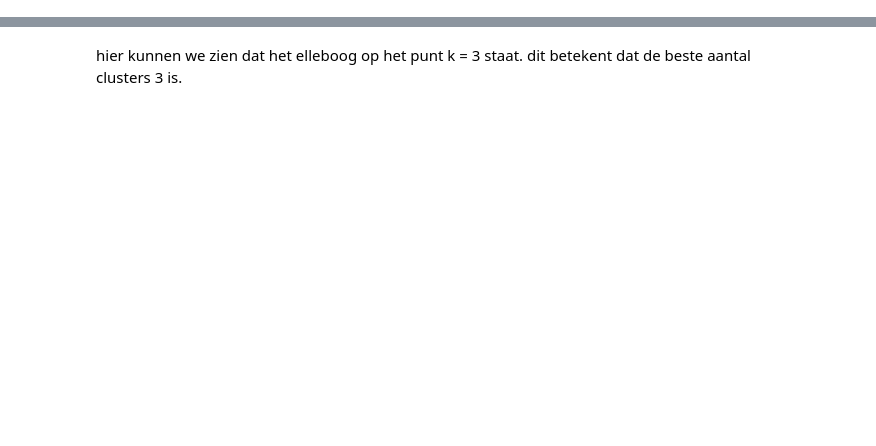
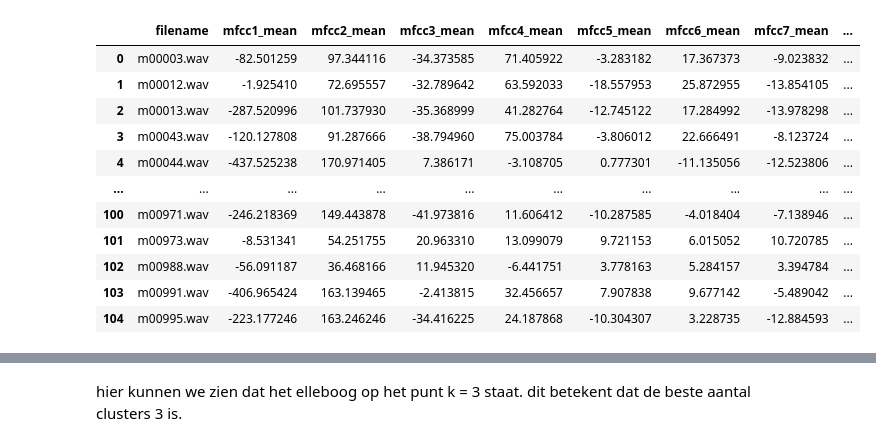
Before and after one commit to DaanEising/ML_DA_REPO, a Jupyter notebook: Machine learning/portfolio 3/Machine_learning_3_final.ipynb, the cells around one changed output, grey strips where cells are left out. Saved outputs shown, nothing was run; the diff lists cells and outputs as text; code cells hidden in the pictures; blank space fills up the shorter version.

```diff
--- a/Machine learning/portfolio 3/Machine_learning_3_final.ipynb
+++ b/Machine learning/portfolio 3/Machine_learning_3_final.ipynb
@@ -457,7 +431,8 @@ Polyphonic pitch refers to the ability to identify and analyze multiple pitches
 # %%
 #Les notebook code
 csv_path = "labels_new.csv"
-audio_directory = "labeled"
+audio_directory_labeled = "labeled"
+audio_directory_unlabeled = "unlabeled"
 
 # Read the CSV file into a DataFrame
 df = pd.read_csv(csv_path)
@@ -468,19 +443,21 @@ import pandas as pd
 import numpy as np
 import librosa as lr
 
-def process_audio_features(df, audio_directory):
+def process_audio_features(audio_directory, labeled=True, df=df):
     # Audio features storage
     audio_features_list = []
 
     # Set the target length for audio truncation or padding
     lengte = 30 * 22050
 
+    audio_arrays = np.empty((len(os.listdir(audio_directory)), lengte))
     # Process each audio file
-    for file in os.listdir(audio_directory):
+    for index, file in enumerate(os.listdir(audio_directory)):
+        sr = lr.get_samplerate(f'{audio_directory}/{file}')
         if file.endswith(".wav"):
+            # sr = lr.get_samplerate(file)
             file_path = os.path.join(audio_directory, file)
             data, sfreq = lr.load(file_path, sr=None)
-
             # Truncate or pad the audio
             if len(data) > lengte:
                 # Truncate the data
@@ -490,39 +467,57 @@ def process_audio_features(df, audio_directory):
                 padding = lengte - len(data)
                 data = np.pad(data, (0, padding), mode='constant')
 
+            audio_arrays[index] = data
+
             # Extract MFCC features
             mfcc_features = audio_extractor.mfccs(data, sfreq)
+            spectral_contrast_features = audio_extractor.calculate_spectral_contrast(data, sr)
+            tonnetz_features = audio_extractor.calculate_tonnetz(data, sr)
+            spectral_rolloff_feature = audio_extractor.calculate_spectral_rolloff(data, sr)
+            chroma_features = audio_extractor.calculate_chroma_features(data, sr)
+            mel_spectral_contrast_features = audio_extractor.calculate_mel_spectral_contrast(data, sr)
+            spectral_flatness_feature = audio_extractor.calculate_spectral_flatness(data, sr)
+            zero_crossing_feature = audio_extractor.zero_crossing_rate_features(data)
+            rms_energy = audio_extractor.rms_energy_features(data)
 
-            # Extract other features using the AudioFeatureExtractor class
-        # Extract MFCC features
-        mfcc_features = audio_extractor.mfccs(data, sfreq)
+       # Combine all features into a dictionary
+            features_dict = {
+                'filename': file,
+                **mfcc_features,
+                'rms_energy': np.mean(rms_energy),
+                **spectral_contrast_features,
+                **tonnetz_features,
+                'spectral_rolloff': np.mean(spectral_rolloff_feature[0]),
+                **chroma_features,
+                **mel_spectral_contrast_features,
+                'spectral_flatness': np.mean(spectral_flatness_feature[0]),
+                'zcr': np.mean(zero_crossing_feature[0])
+            }
+                # Append the features dictionary to the list
+            audio_features_list.append(features_dict)
 
-        # moet meer bij maar duurt anders te lang
-        rms_energy = audio_extractor.rms_energy_features(data)
-        # Combine all features into a dictionary
-        features_dict = {
-            'filename': file,
-            **mfcc_features,
-            'rms_energy': np.mean(rms_energy)
-        }
+    spectograms, spectogram_features = audio_extractor.calculate_spectrograms(audio_arrays)
+    bandwidths, centroids = audio_extractor.calculate_spectral_features(spectograms)
 
-            # Append the features dictionary to the list
-        audio_features_list.append(features_dict)
+    bandwiths = pd.DataFrame({'bandwith': [np.mean(bandwidth[0]) for bandwidth in bandwidths]})
+    centroids = pd.DataFrame({'centroid': [np.mean(centroid[0]) for centroid in centroids]})
+    # Convert the list of feature dictionaries to a DataFrame
+    audio_features_df = pd.DataFrame(audio_features_list)
+    audio_features_df = pd.concat([audio_features_df, bandwiths], axis=1)
+    audio_features_df = pd.concat([audio_features_df, centroids], axis=1)
+    # Merge the original DataFrame with the new features DataFrame based on the 'filename' column
+    if labeled:
+        audio_features_df = pd.merge(df, audio_features_df, on='filename', how='left')
 
 
-    # Convert the list of feature dictionaries to a DataFrame
-    audio_features_df = pd.DataFrame(audio_features_list)
+    return audio_features_df
 
-    # Merge the original DataFrame with the new features DataFrame based on the 'filename' column
-    df1 = pd.merge(df, audio_features_df, on='filename', how='left')
+# Process audio features
+labeled_df = process_audio_features(audio_directory_labeled)
+display(labeled_df)
 
-    return df1
-
-# Process audio features and merge with the original DataFrame
-df1 = process_audio_features(df, audio_directory)
-
-# Display the resulting DataFrame
-display(df1)
+unlabeled_df = process_audio_features(audio_directory_unlabeled, labeled=False)
+display(unlabeled_df)
 # %% [output]
 |  | filename | genre | mfcc1_mean | mfcc2_mean | mfcc3_mean | mfcc4_mean | mfcc5_mean | mfcc6_mean | mfcc7_mean | ... |
 | 0 | m00248.wav | metal | -75.517517 | 81.911423 | -22.081079 | 69.876999 | -11.740438 | 25.740246 | -18.518965 | ... |
@@ -544,0 +540,12 @@ display(df1)
+|  | filename | mfcc1_mean | mfcc2_mean | mfcc3_mean | mfcc4_mean | mfcc5_mean | mfcc6_mean | mfcc7_mean | ... |
+| 0 | m00003.wav | -82.501259 | 97.344116 | -34.373585 | 71.405922 | -3.283182 | 17.367373 | -9.023832 | ... |
+| 1 | m00012.wav | -1.925410 | 72.695557 | -32.789642 | 63.592033 | -18.557953 | 25.872955 | -13.854105 | ... |
+| 2 | m00013.wav | -287.520996 | 101.737930 | -35.368999 | 41.282764 | -12.745122 | 17.284992 | -13.978298 | ... |
+| 3 | m00043.wav | -120.127808 | 91.287666 | -38.794960 | 75.003784 | -3.806012 | 22.666491 | -8.123724 | ... |
+| 4 | m00044.wav | -437.525238 | 170.971405 | 7.386171 | -3.108705 | 0.777301 | -11.135056 | -12.523806 | ... |
+| ... | ... | ... | ... | ... | ... | ... | ... | ... | ... |
+| 100 | m00971.wav | -246.218369 | 149.443878 | -41.973816 | 11.606412 | -10.287585 | -4.018404 | -7.138946 | ... |
+| 101 | m00973.wav | -8.531341 | 54.251755 | 20.963310 | 13.099079 | 9.721153 | 6.015052 | 10.720785 | ... |
+| 102 | m00988.wav | -56.091187 | 36.468166 | 11.945320 | -6.441751 | 3.778163 | 5.284157 | 3.394784 | ... |
+| 103 | m00991.wav | -406.965424 | 163.139465 | -2.413815 | 32.456657 | 7.907838 | 9.677142 | -5.489042 | ... |
+| 104 | m00995.wav | -223.177246 | 163.246246 | -34.416225 | 24.187868 | -10.304307 | 3.228735 | -12.884593 | ... |
```
Also changed, not shown: parts of 25 cells of this notebook.
